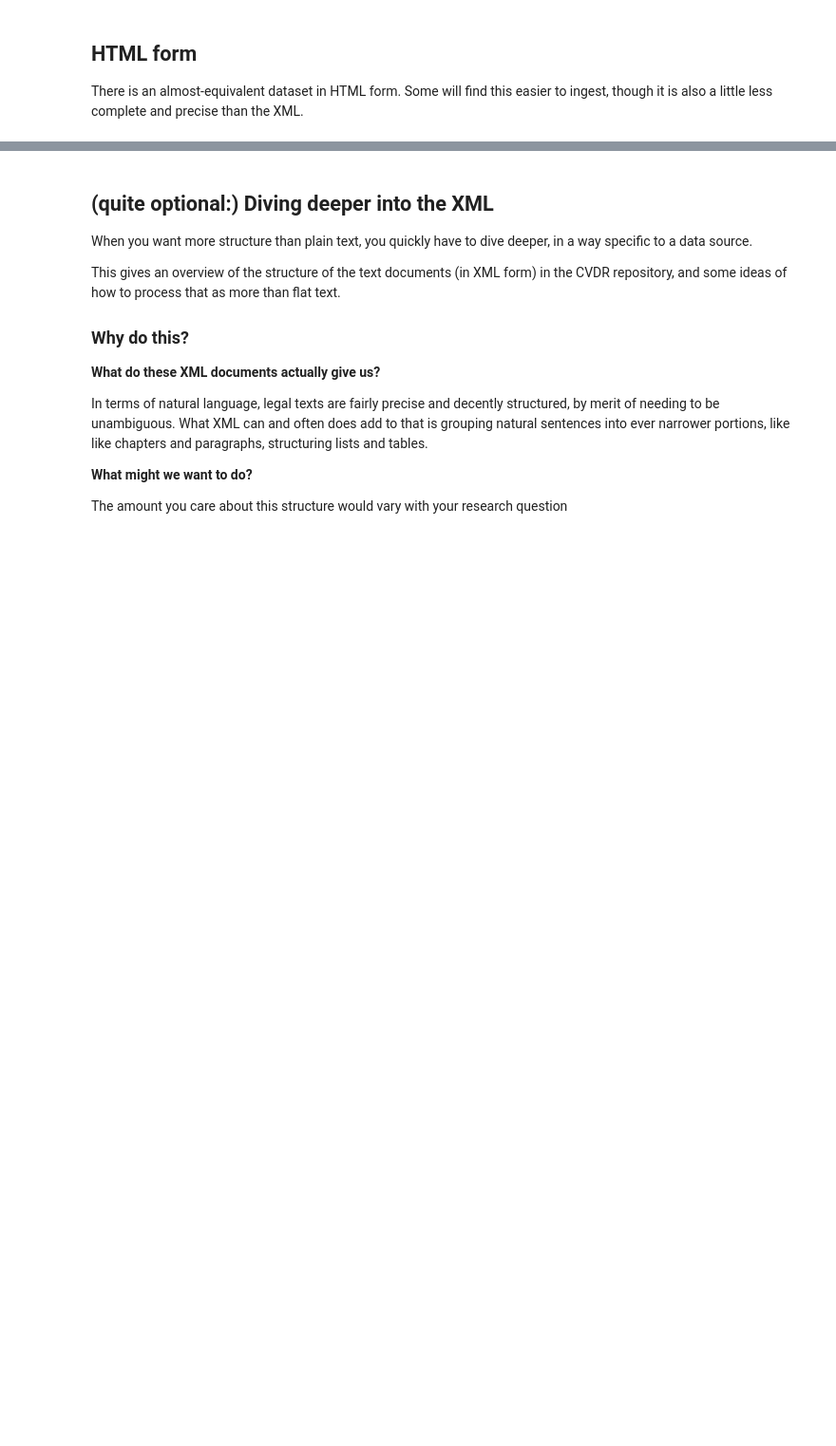
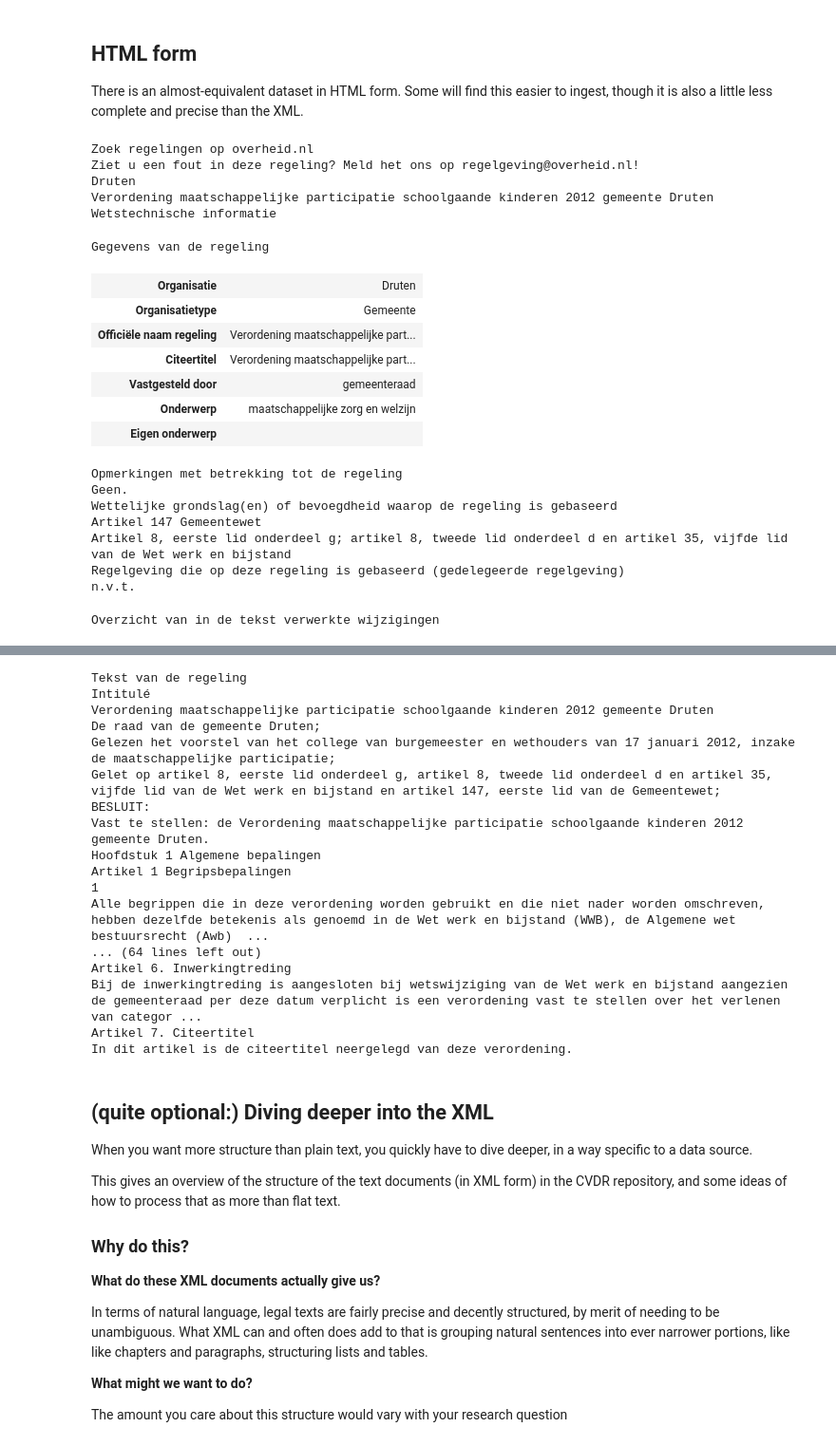
Before and after one commit to knobs-dials/wetsuite-dev, a Jupyter notebook: notebooks/intro/using_dataset_cvdr.ipynb, the cells around one changed output, grey strips where cells are left out. Shown at 95% size. Saved outputs shown, nothing was run; the diff lists cells and outputs as text; code cells hidden in the pictures; blank space fills up the shorter version.

```diff
--- a/notebooks/intro/using_dataset_cvdr.ipynb
+++ b/notebooks/intro/using_dataset_cvdr.ipynb
@@ -209,3 +209,35 @@ De beleidsregel bijzondere bijstand gemeente Peel en Maas d.d. 16 januari 2017 w
 
 There is an almost-equivalent dataset in HTML form.
 Some will find this easier to ingest, though it is also a little less complete and precise than the XML.
+# %%
+cvdr_html = wetsuite.datasets.load('cvdr-mostrecent-html')
+
+key, html_bytes = cvdr_html.data.random_choice()
+
+#render HTML in jupyter - we generally wouldn't
+from IPython.core.display import HTML
+HTML( html_bytes.decode('utf8') )
+
+#display( html_bytes )
+# %% [output]
+Zoek regelingen op overheid.nl
+Ziet u een fout in deze regeling? Meld het ons op regelgeving@overheid.nl!
+Druten
+Verordening maatschappelijke participatie schoolgaande kinderen 2012 gemeente Druten
+Wetstechnische informatie
+Gegevens van de regeling
+| Organisatie | Druten |
+| Organisatietype | Gemeente |
+| Officiële naam regeling | Verordening maatschappelijke part... |
+| Citeertitel | Verordening maatschappelijke part... |
+| Vastgesteld door | gemeenteraad |
+| Onderwerp | maatschappelijke zorg en welzijn |
+| Eigen onderwerp |  |
+Opmerkingen met betrekking tot de regeling
+Geen.
+Wettelijke grondslag(en) of bevoegdheid waarop de regeling is gebaseerd
+Artikel 147 Gemeentewet
+Artikel 8, eerste lid onderdeel g; artikel 8, tweede lid onderdeel d en artikel 35, vijfde lid van de Wet werk en bijstand
+Regelgeving die op deze regeling is gebaseerd (gedelegeerde regelgeving)
+n.v.t.
+Overzicht van in de tekst verwerkte wijzigingen
@@ -212,3 +246,20 @@ Some will find this easier to ingest, though it is also a little less complete a
+Tekst van de regeling
+Intitulé
+Verordening maatschappelijke participatie schoolgaande kinderen 2012 gemeente Druten
+De raad van de gemeente Druten;
+Gelezen het voorstel van het college van burgemeester en wethouders van 17 januari 2012, inzake de maatschappelijke participatie;
+Gelet op artikel 8, eerste lid onderdeel g, artikel 8, tweede lid onderdeel d en artikel 35, vijfde lid van de Wet werk en bijstand en artikel 147, eerste lid van de Gemeentewet;
+BESLUIT:
+Vast te stellen: de Verordening maatschappelijke participatie schoolgaande kinderen 2012 gemeente Druten.
+Hoofdstuk 1 Algemene bepalingen
+Artikel 1 Begripsbepalingen
+1
+Alle begrippen die in deze verordening worden gebruikt en die niet nader worden omschreven, hebben dezelfde betekenis als genoemd in de Wet werk en bijstand (WWB), de Algemene wet bestuursrecht (Awb)  ...
+... (64 lines left out)
+Artikel 6. Inwerkingtreding
+Bij de inwerkingtreding is aangesloten bij wetswijziging van de Wet werk en bijstand aangezien de gemeenteraad per deze datum verplicht is een verordening vast te stellen over het verlenen van categor ...
+Artikel 7. Citeertitel
+In dit artikel is de citeertitel neergelegd van deze verordening.
 # %% [markdown]
 ## (quite optional:) Diving deeper into the XML
 
```
Also changed, not shown: parts of 8 cells of this notebook.
